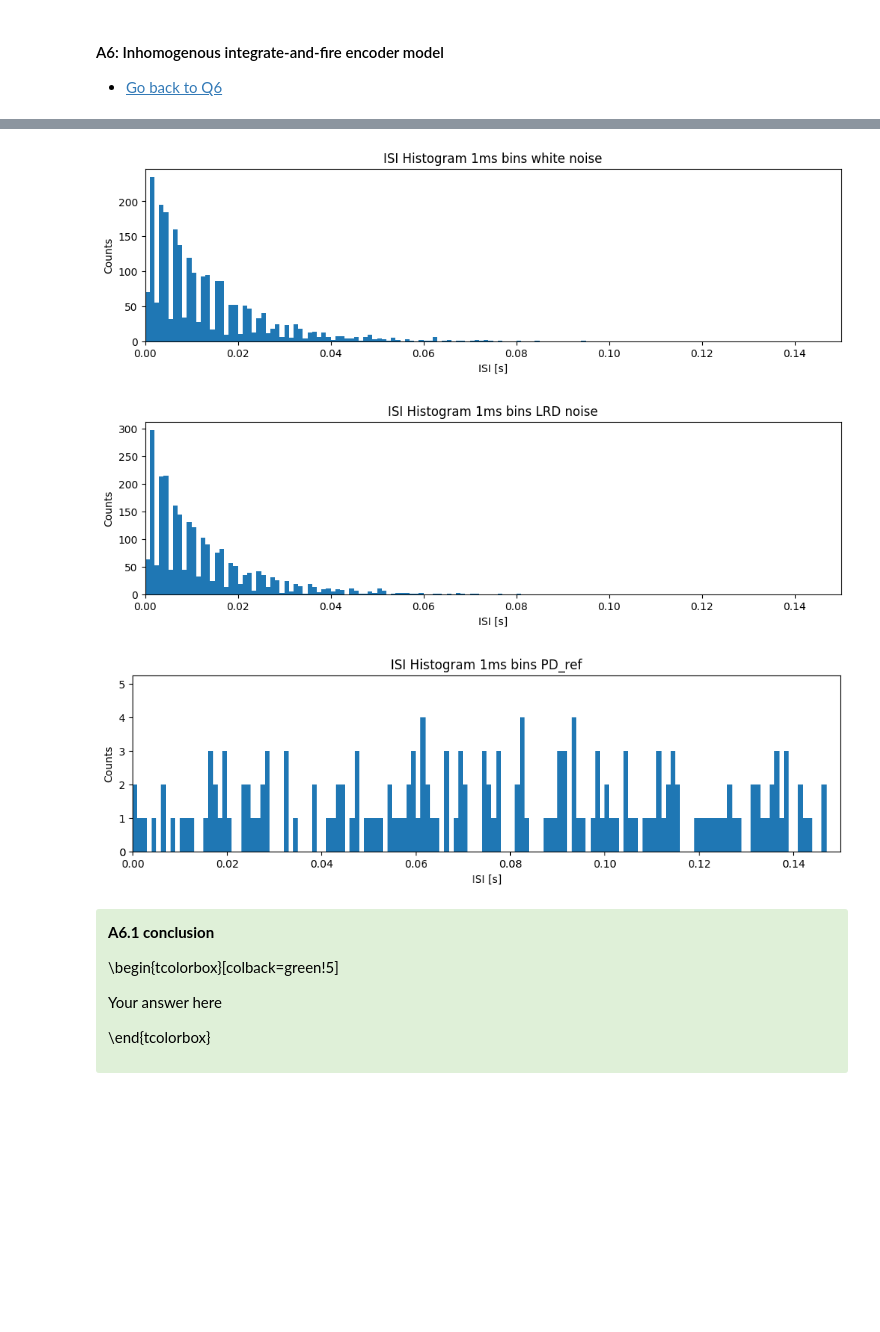
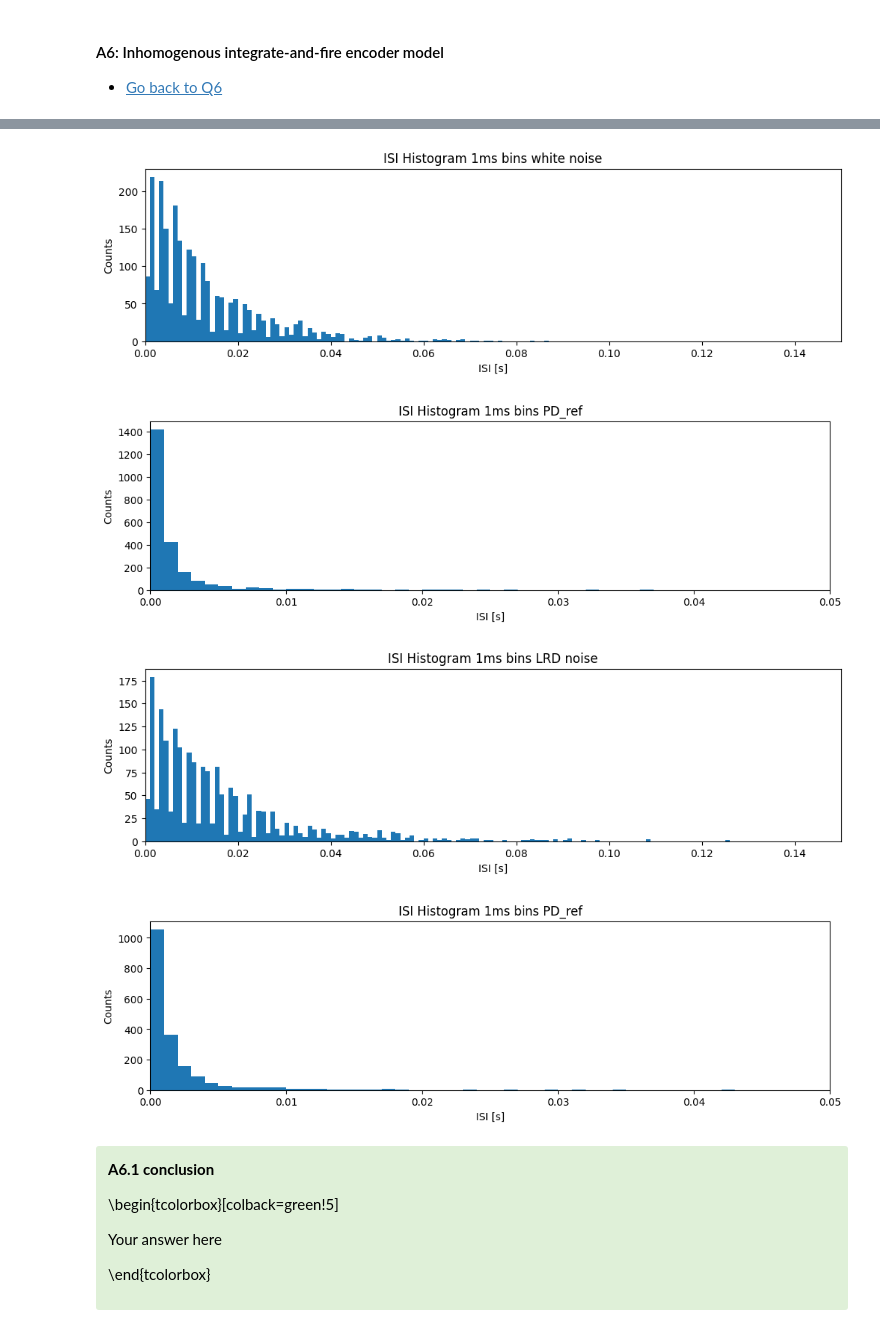
Before and after one commit to RobbeDeMuynck/CN_practicals, a Jupyter notebook: Module 2/Ex2/Module2_Ex2_Group7.ipynb, the cells around one changed output, grey strips where cells are left out. Cells and saved outputs as stored; diff of their text form; code cells hidden in the pictures; blank space fills up the shorter version.

```diff
--- a/Module 2/Ex2/Module2_Ex2_Group7.ipynb
+++ b/Module 2/Ex2/Module2_Ex2_Group7.ipynb
@@ -864,34 +917,18 @@ ax2.set_xlabel('time [s]')
 
 plt.show()
 
-def autocorr(spike_data, binsize=0.050, lags=600):
-    # Bin the spike data depending on binsize [s]
-    T = 30 # [s]
-    time_bin_edges = np.arange(0, T+binsize, binsize)
-    increments, _ = np.histogram(spike_data, bins=time_bin_edges)
+def autocorr(spike_data, lags=1000):
+    x_corr = np.correlate(spike_data-np.mean(spike_data), spike_data-np.mean(spike_data), 'full')
+    x_corr = x_corr[x_corr.size//2:] / np.max(x_corr)
+    return x_corr[:lags+1]
 
-    # Calculate autocorrelation for defined lags
-    mean = np.mean(increments)
-    var = np.var(increments)
-    ndata = increments - mean
-    x_corr = np.correlate(ndata, ndata, 'full')
-    x_corr = x_corr[x_corr.size//2:]
-    x_corr = x_corr / var / len(ndata)
-
-    # Calculate CI boundary
-    N = len(increments)
-    CI_bound = 2/np.sqrt(N)
-
-    # Return only requested lags
-    return x_corr[:lags+1], CI_bound, N
-
-ACF_white, _, _ = autocorr(rate_white)
-ACF_LRD, _, _ = autocorr(rate_LRD)
+ACF_white = autocorr(rate_white[:1000])
+ACF_LRD = autocorr(rate_LRD[:1000])
 
 fig, ax = plt.subplots(1, 1)
-x = np.arange(0, len(ACF_white))*0.05
-ax.plot(x, ACF_white, '.', label='white')
-ax.plot(x, ACF_LRD, '.', label='LRD')
+x = np.arange(0, 1, 0.001)
+ax.plot(x, ACF_white, label='white')
+ax.plot(x, ACF_LRD, label='LRD')
 # ax.fill_between(x, -CI_bound_1, CI_bound_1, color='grey', alpha=0.3,
                 # label='CI: still likely to be generated by chance')
 # ax.set_title('Q6.3 Sample autocorrelation as a function of lag (1ms bins)')
@@ -906,12 +943,14 @@ plt.show()
 ##   Q6.2 solution   ##
 #######################
 
-spiketimes_white, PSref = inhomPP(rate_white,1/Fs)
-spiketimes_LRD, PSref = inhomPP(rate_LRD,1/Fs)
+spiketimes_white, PSref_white = inhomPP(rate_white,1/Fs)
+spiketimes_LRD, PSref_LRD = inhomPP(rate_LRD,1/Fs)
 
 ISI_white = np.diff(spiketimes_white)
 ISI_LRD = np.diff(spiketimes_LRD)
-ISI_ref = np.diff(PSref)
+ISI_white_ref = np.diff(sorted(PSref_white))
+ISI_LRD_ref = np.diff(sorted(PSref_LRD))
+
 bin_edges = arange(0, 0.501, 0.001)  # Define the bins for the histogram
 
 plt.hist(ISI_white, bin_edges)        # Plot the histogram of the low-light ISI data
@@ -921,6 +960,14 @@ xlabel('ISI [s]')# ... label the y-axis
 title('ISI Histogram 1ms bins white noise')             # ... give the plot a title
 plt.show()
 
+bin_edges = arange(0, 0.501, 0.001)
+plt.hist(ISI_white_ref, bin_edges)        # Plot the histogram of the low-light ISI data
+ylabel('Counts')
+xlim([0, 0.05])
+xlabel('ISI [s]')# ... label the y-axis
+title('ISI Histogram 1ms bins PD_ref')             # ... give the plot a title
+plt.show()
+
 plt.hist(ISI_LRD, bin_edges)        # Plot the histogram of the low-light ISI data
 xlim([0, 0.15])            # ... focus on ISIs from 0 to 150 ms
 ylabel('Counts')
@@ -928,9 +975,9 @@ xlabel('ISI [s]')# ... label the y-axis
 title('ISI Histogram 1ms bins LRD noise')             # ... give the plot a title
 plt.show()
 
-plt.hist(ISI_ref, bin_edges)        # Plot the histogram of the low-light ISI data
-xlim([0, 0.15])            # ... focus on ISIs from 0 to 150 ms
+plt.hist(ISI_LRD_ref, bin_edges)        # Plot the histogram of the low-light ISI data
 ylabel('Counts')
+xlim([0, 0.05])
 xlabel('ISI [s]')# ... label the y-axis
 title('ISI Histogram 1ms bins PD_ref')             # ... give the plot a title
 plt.show()
@@ -940,6 +987,7 @@ plt.show()
-[figure, old version]
+[figure, new version]
-[figure, old version]
+[figure, new version]
-[figure, old version]
+[figure, new version]
+[figure, added]
 # %% [markdown]
 <div class="alert alert-success">
 <span style="color:black">
```
Also changed, not shown: parts of 10 cells of this notebook.
